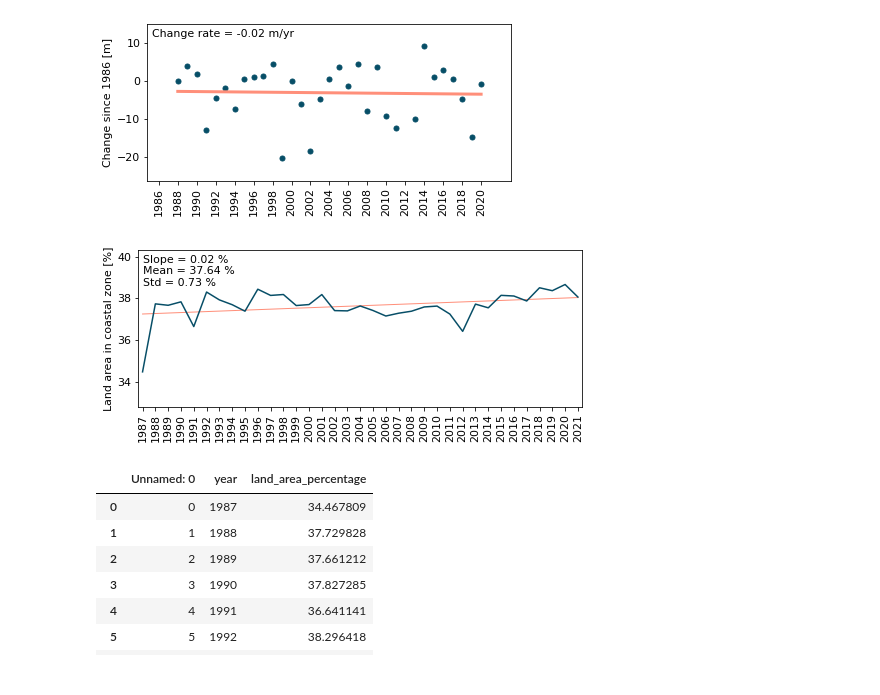
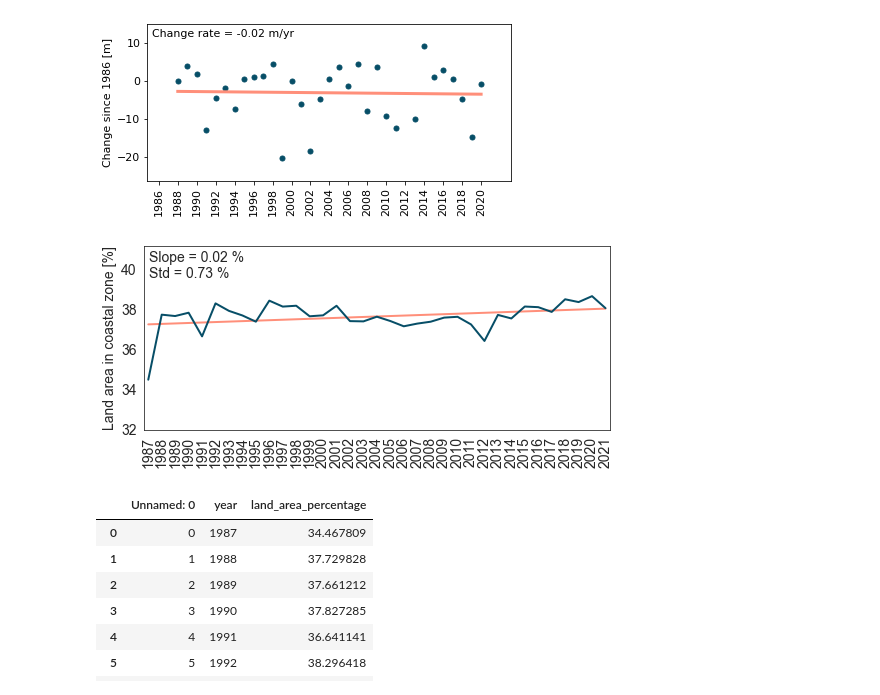
Before and after one commit to ronjalappe/VN_coastline_dynamics, a Jupyter notebook: VN_plotting.ipynb, the cells around one changed output. Saved outputs shown, nothing was run; the diff lists cells and outputs as text; code cells hidden in the pictures.

```diff
--- a/VN_plotting.ipynb
+++ b/VN_plotting.ipynb
@@ -13,7 +13,7 @@ import matplotlib.pyplot as plt
 from numpy.polynomial.polynomial import polyfit
 # %%
 # Directories
-data_dir = os.path.join(os.getcwd(),"data") # path to data-folder with aux data
+data_dir = "/Volumes/Ronjas_1TB/master_thesis_data/data"#os.path.join(os.getcwd(),"data") # path to data-folder with aux data
 plot_dir = os.path.join(os.getcwd(),"figures/plots")
 proc_tiles_path = os.path.join(os.path.join(data_dir,"VN_processing_polygons")) # path to processing tiles
 country_bounds_path = os.path.join(data_dir,"VN_country_bounds") # path to country bounds
@@ -24,7 +24,7 @@ buffer_path = os.path.join(os.path.join(data_dir,"VN_buffer_5km"))
 crs = "EPSG:3857"
 
 # global Plotting params
-plt.rcParams["font.sans-serif"] = "Helvetica"
+#plt.rcParams["font.sans-serif"] = "Helvetica"
 plt.rcParams["font.size"] = 11
 coastal_blue = "#074e67"
 coastal_turquoise = "#05878a"
@@ -466,29 +479,29 @@ findfont: Font family ['sans-serif'] not found. Falling back to DejaVu Sans.
 # %%
 # land area change for entire Vietnam
 land_area_change = pd.read_csv(os.path.join(plot_dir,"land_area_change"))
 #strong_typhoons = [1987,1993,1995,2001,2006,2012,2014,2020]
 #mask = land_area['year'].isin([1987,1988,1989,1990,1991,1992,1992,1993,1994,1995,1996])
 #land_area = land_area[~mask]
-fig,ax = plt.subplots(figsize=(7,3))
+fig,ax = plt.subplots(figsize=(7.5,3.5))
 #ax.vlines(strong_typhoons,np.min(land_area_change.land_area_percentage),np.max(land_area_change.land_area_percentage),color=coastal_orange)
 x = np.array(land_area_change.year).astype(int)#np.array(range(len(inter)))
 y = land_area_change.land_area_percentage
 b, m = polyfit(x=x, y=y,deg=1)
-ax.plot(x,b+m*x,"-",lw=1, color=coastal_orange, ls="-", alpha=1)
-ax.plot(land_area_change.year,land_area_change.land_area_percentage,color=coastal_blue)
+ax.plot(x,b+m*x,"-", lw=2,color=coastal_orange, ls="-", alpha=1)
+ax.plot(land_area_change.year,land_area_change.land_area_percentage,lw=2,color=coastal_blue)
 ax.set_xticks(land_area_change.year)
 ax.set_xticklabels(land_area_change.year,rotation=90)
 ax.set_ylabel("Land area in coastal zone [%]")
-ax.margins(x=0.01, y=0.4)
+ax.margins(x=0.01, y=0.6)
 #mean = np.mean(land_area_change.land_area_percentage).round(2)
-#std =  np.std(land_area_change.land_area_percentage).round(2)
+std =  np.std(land_area_change.land_area_percentage).round(2)
 #ax.hlines(mean,np.min(land_area_change.year),np.max(land_area_change.year))
-ax.annotate("Slope = "+str(m.round(2))+" %\nMean = "+str(mean)+" %\nStd = "+str(std)+" %",xy=(0,1),xycoords="axes fraction",xytext=(5,-5), textcoords="offset points",ha="left",va="top") #
+ax.annotate("Slope = "+str(m.round(2))+" %\nStd = "+str(std)+" %",xy=(0,1),xycoords="axes fraction",xytext=(5,-5), textcoords="offset points",ha="left",va="top") #
 #ax.set_ylim(0,100)
 fig.tight_layout()
 fig.savefig(os.path.join(plot_dir,"VN_land_area_change"),dpi=400)
 # %% [output]
-[figure, old version]
+[figure, new version]
 # %%
 np.max(land_area_change.land_area_percentage)-np.mean(land_area_change.land_area_percentage)
 land_area_change
```
Also changed, not shown: parts of 5 cells of this notebook, 21 other files.
